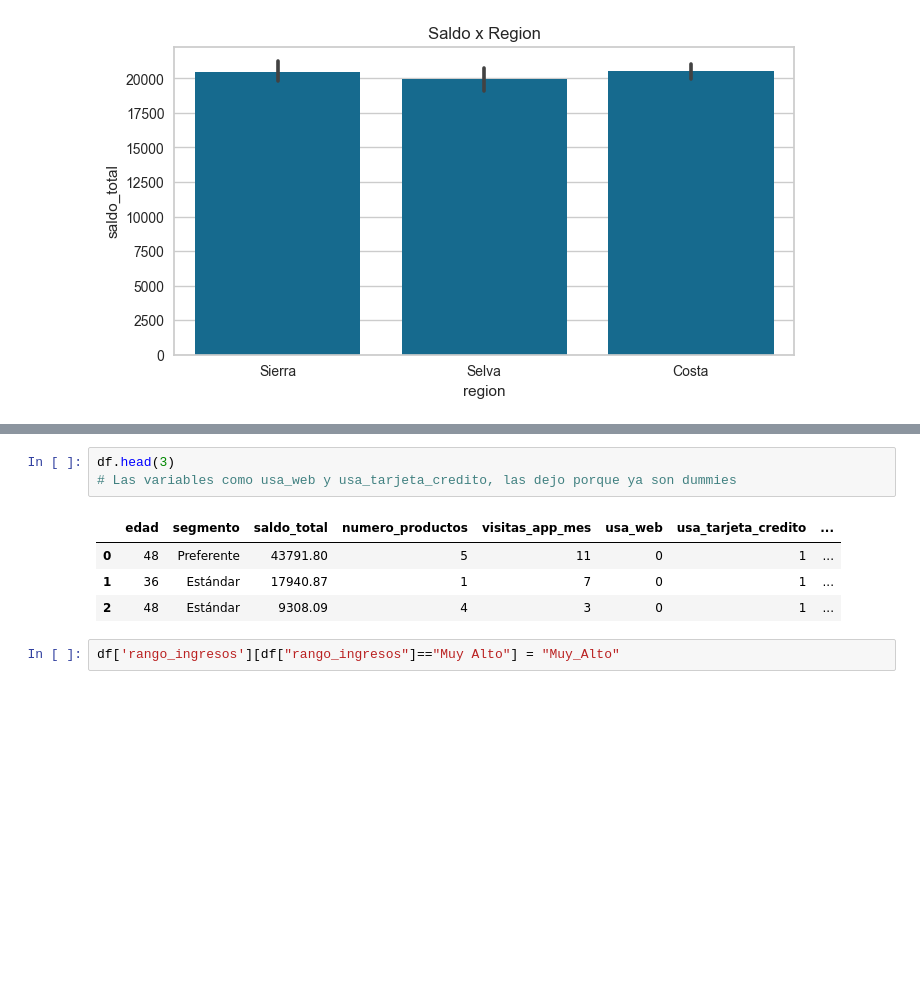
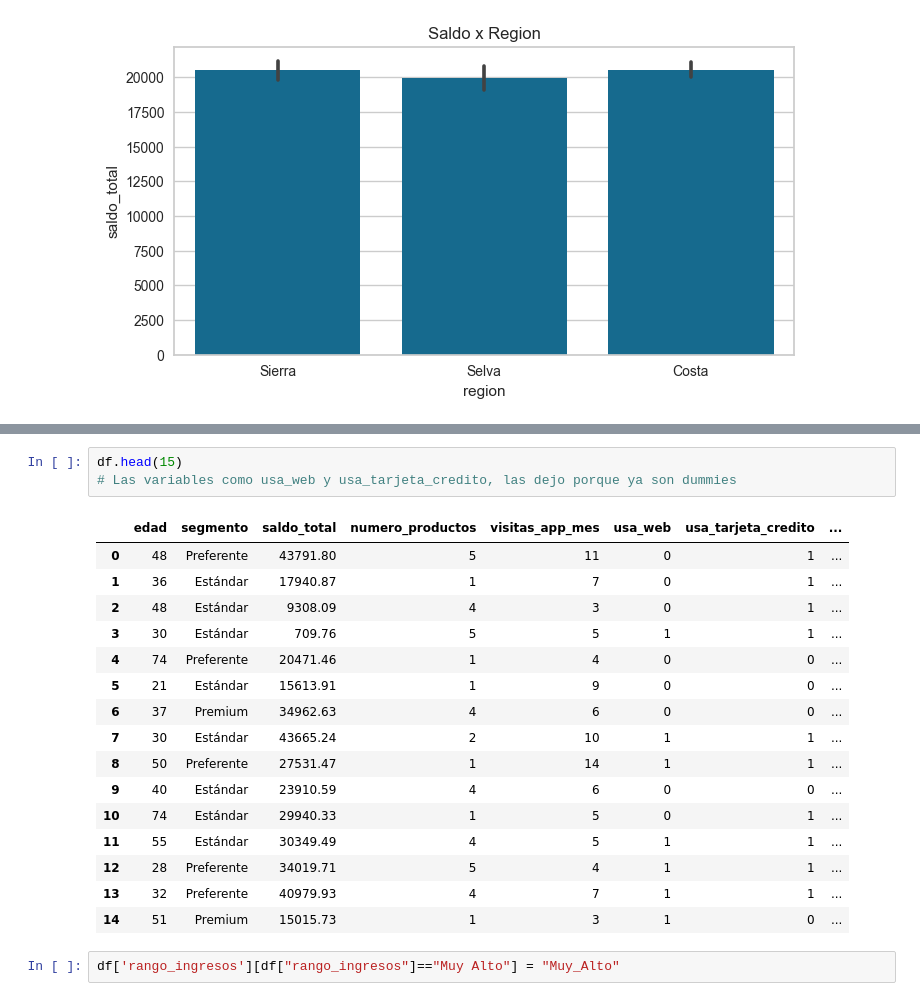
Before and after one commit to LuisDavidParedesCapcha/MLE, a Jupyter notebook: MLE_DMC_Trabajos/Taller_2_MLE.ipynb, the cells around one changed output, grey strips where cells are left out. Saved outputs shown, nothing was run; the diff lists cells and outputs as text; blank space fills up the shorter version.

```diff
--- a/MLE_DMC_Trabajos/Taller_2_MLE.ipynb
+++ b/MLE_DMC_Trabajos/Taller_2_MLE.ipynb
@@ -45,11 +66,23 @@ print(correlaciones_con_target)
 # %%
-df.head(3)
+df.head(15)
 # Las variables como usa_web y usa_tarjeta_credito, las dejo porque ya son dummies
 # %% [output]
 |  | edad | segmento | saldo_total | numero_productos | visitas_app_mes | usa_web | usa_tarjeta_credito | ... |
 | 0 | 48 | Preferente | 43791.80 | 5 | 11 | 0 | 1 | ... |
 | 1 | 36 | Estándar | 17940.87 | 1 | 7 | 0 | 1 | ... |
 | 2 | 48 | Estándar | 9308.09 | 4 | 3 | 0 | 1 | ... |
+| 3 | 30 | Estándar | 709.76 | 5 | 5 | 1 | 1 | ... |
+| 4 | 74 | Preferente | 20471.46 | 1 | 4 | 0 | 0 | ... |
+| 5 | 21 | Estándar | 15613.91 | 1 | 9 | 0 | 0 | ... |
+| 6 | 37 | Premium | 34962.63 | 4 | 6 | 0 | 0 | ... |
+| 7 | 30 | Estándar | 43665.24 | 2 | 10 | 1 | 1 | ... |
+| 8 | 50 | Preferente | 27531.47 | 1 | 14 | 1 | 1 | ... |
+| 9 | 40 | Estándar | 23910.59 | 4 | 6 | 0 | 0 | ... |
+| 10 | 74 | Estándar | 29940.33 | 1 | 5 | 0 | 1 | ... |
+| 11 | 55 | Estándar | 30349.49 | 4 | 5 | 1 | 1 | ... |
+| 12 | 28 | Preferente | 34019.71 | 5 | 4 | 1 | 1 | ... |
+| 13 | 32 | Preferente | 40979.93 | 4 | 7 | 1 | 1 | ... |
+| 14 | 51 | Premium | 15015.73 | 1 | 3 | 1 | 0 | ... |
 # %%
 df['rango_ingresos'][df["rango_ingresos"]=="Muy Alto"] = "Muy_Alto"
 # %%
```
Also changed, not shown: parts of 16 cells of this notebook.
